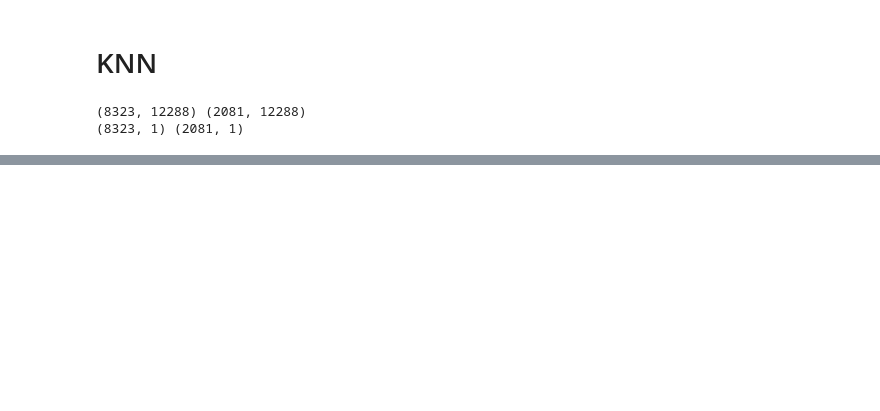
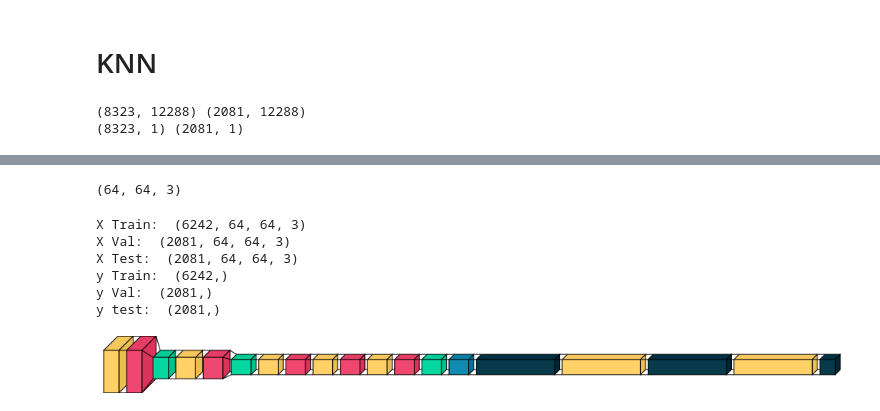
Before and after one commit to brijk20/EyeClassification, a Jupyter notebook: eye-classification.ipynb, the cells around one changed output, grey strips where cells are left out. Cells and saved outputs as stored; diff of their text form; code cells hidden in the pictures; blank space fills up the shorter version.

```diff
--- a/eye-classification.ipynb
+++ b/eye-classification.ipynb
@@ -348,0 +578,54 @@ weighted avg       0.85      0.84      0.84      2081
+# %%
+df2.Image[1].shape
+# %% [output]
+(64, 64, 3)
+# %%
+# Deviding df to Train Test and Validation set
+
+x_train, x_val,y_train, y_val = train_test_split(df2.Image, df2.Label, test_size = 0.4, random_state = 7)
+x_val, x_test,y_val, y_test = train_test_split(x_val, y_val, test_size = 0.5, random_state = 7)
+
+x_train, x_val, x_test, y_train, y_val, y_test = cleaned2([x_train, x_val, x_test, y_train, y_val, y_test])
+x_train, x_val, x_test, y_train, y_val, y_test = to_tensor([x_train, x_val, x_test, y_train, y_val, y_test])
+
+print("X Train: ", x_train.shape)
+print("X Val: ", x_val.shape)
+print("X Test: ", x_test.shape)
+print("y Train: ", y_train.shape)
+print("y Val: ", y_val.shape)
+print("y test: ", y_test.shape)
+# %% [output]
+X Train:  (6242, 64, 64, 3)
+X Val:  (2081, 64, 64, 3)
+X Test:  (2081, 64, 64, 3)
+y Train:  (6242,)
+y Val:  (2081,)
+y test:  (2081,)
+# %%
+# Alex-Net Architechture
+
+CNN=keras.models.Sequential([
+    keras.layers.Conv2D(filters=128, kernel_size=(11,11), strides=(4,4), activation='relu', input_shape=(64,64,3)),
+    keras.layers.BatchNormalization(),
+    keras.layers.MaxPool2D(pool_size=(2,2)),
+    keras.layers.Conv2D(filters=256, kernel_size=(5,5), strides=(1,1), activation='relu', padding="same"),
+    keras.layers.BatchNormalization(),
+    keras.layers.MaxPool2D(pool_size=(3,3)),
+    keras.layers.Conv2D(filters=256, kernel_size=(3,3), strides=(1,1), activation='relu', padding="same"),
+    keras.layers.BatchNormalization(),
+    keras.layers.Conv2D(filters=256, kernel_size=(1,1), strides=(1,1), activation='relu', padding="same"),
+    keras.layers.BatchNormalization(),
+    keras.layers.Conv2D(filters=256, kernel_size=(1,1), strides=(1,1), activation='relu', padding="same"),
+    keras.layers.BatchNormalization(),
+    keras.layers.MaxPool2D(pool_size=(2,2)),
+    keras.layers.Flatten(),
+    keras.layers.Dense(1024,activation='relu'),
+    keras.layers.Dropout(0.5),
+    keras.layers.Dense(1024,activation='relu'),
+    keras.layers.Dropout(0.5),
+    keras.layers.Dense(1,activation='sigmoid')
+])
+# %%
+visualkeras.layered_view(CNN)
+# %% [output]
+[figure, added]
```
Also changed, not shown: parts of 55 cells of this notebook.
